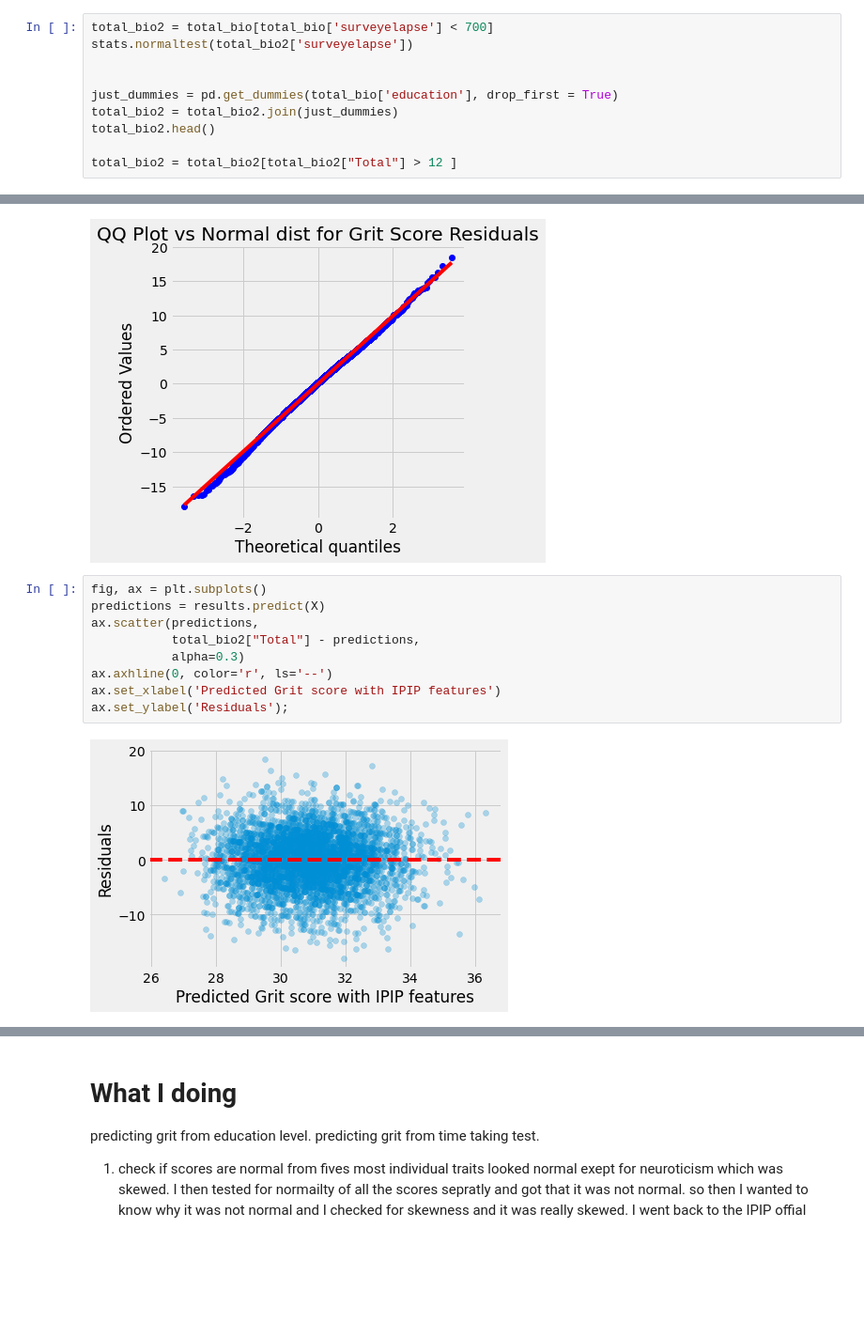
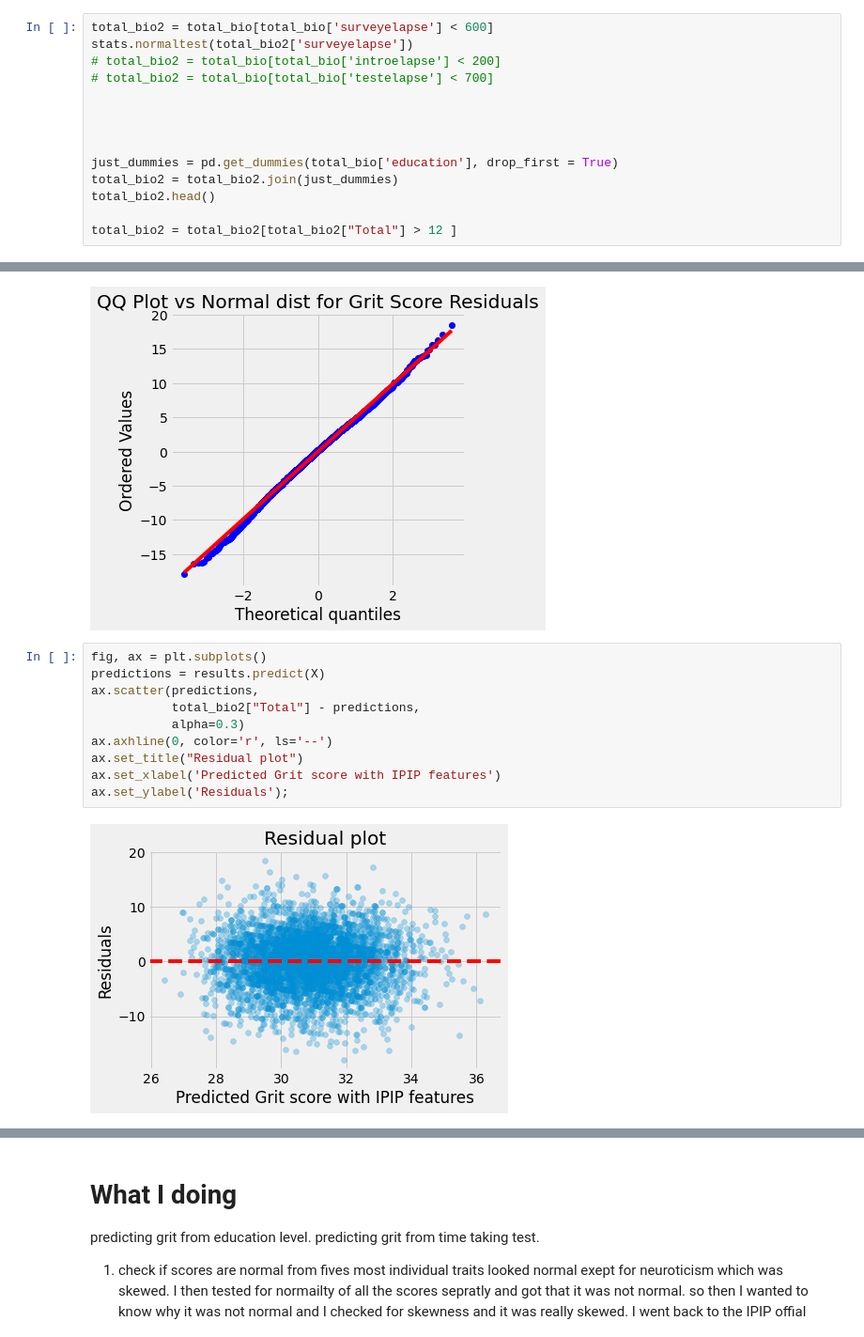
Before and after one commit to Nicoivazquez/Grit_study_EDA, a Jupyter notebook: Grit1.ipynb, the cells around one changed output, grey strips where cells are left out. Shown at 94% size. Cells and saved outputs as stored; diff of their text form; blank space fills up the shorter version.

```diff
--- a/Grit1.ipynb
+++ b/Grit1.ipynb
@@ -371,6 +393,10 @@ scatter_matrix(total_df, figsize=(12, 12));
 # %%
-total_bio2 = total_bio[total_bio['surveyelapse'] < 700]
+total_bio2 = total_bio[total_bio['surveyelapse'] < 600]
 stats.normaltest(total_bio2['surveyelapse'])
+# total_bio2 = total_bio[total_bio['introelapse'] < 200]
+# total_bio2 = total_bio[total_bio['testelapse'] < 700]
+
+
 
 
 just_dummies = pd.get_dummies(total_bio['education'], drop_first = True)
@@ -421,14 +447,15 @@ Text(0.5, 1.0, 'QQ Plot vs Normal dist for Grit Score Residuals')
 # %%
 fig, ax = plt.subplots()
 predictions = results.predict(X)
 ax.scatter(predictions,
            total_bio2["Total"] - predictions,
            alpha=0.3)
 ax.axhline(0, color='r', ls='--')
+ax.set_title("Residual plot")
 ax.set_xlabel('Predicted Grit score with IPIP features')
 ax.set_ylabel('Residuals');
 # %% [output]
-[figure, old version]
+[figure, new version]
 # %%
 x =total_bio2[['Openness', 'Neuroticism','Conscientiousness', "Extroversion", "Agreeableness"]]
 vif_data = pd.DataFrame()
```
Also changed, not shown: parts of 8 cells of this notebook, 20 other files.
